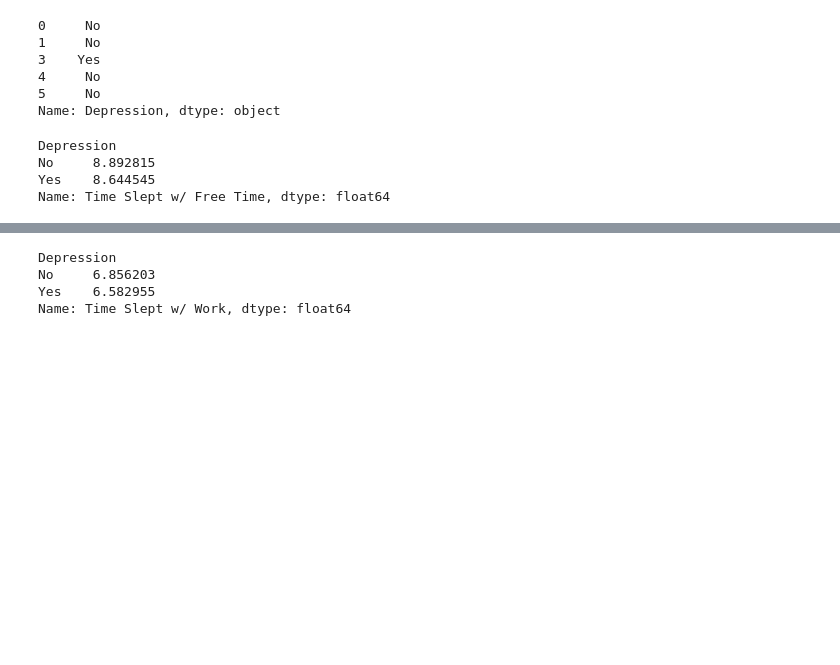
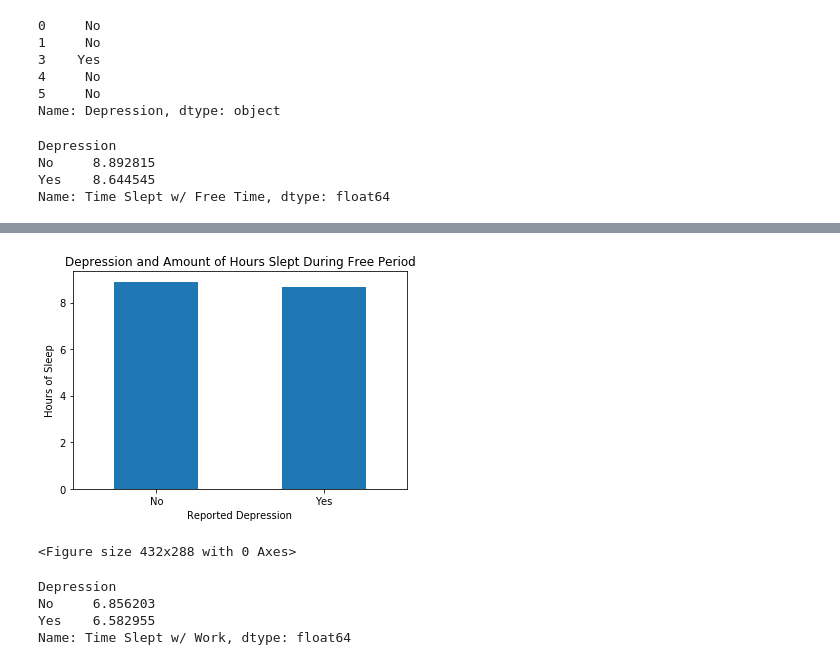
Before and after one commit to jbarkle/Exploratory-Analysis-of-Sleep-Data, a Jupyter notebook: Sleep and Mental health.ipynb, the cells around one changed output, grey strips where cells are left out. Saved outputs shown, nothing was run; the diff lists cells and outputs as text; code cells hidden in the pictures; blank space fills up the shorter version.

Commit message:
fixed bar graph glitch by removing matplot lib and thus fixed figures

```diff
--- a/Sleep and Mental health.ipynb
+++ b/Sleep and Mental health.ipynb
@@ -157,7 +155,7 @@ Name: Time Slept w/ Free Time, dtype: float64
 # %%
 #create bar chart with yes/no freetime dataframe
 sleep_df_yn_f_group.plot.bar(rot=0)
-plt.title("Depression and Amount of Hours Slept During work Period")
+plt.title("Depression and Amount of Hours Slept During Free Period")
 plt.ylabel("Hours of Sleep")
 plt.xlabel("Reported Depression")
 plt.show()
@@ -168,3 +164,5 @@ plt.savefig('figures/depression_sleep_freetime_bar.png',dpi=72)
+[figure, added]
+<Figure size 432x288 with 0 Axes>
 # %%
 #Create a new dataframe for the Yes/No values and Group the values by their values. Giving the average time slept for all yes and no
 sleep_df_yn_w_group = sleep_df.groupby("Depression").mean()["Time Slept w/ Work"]
```
Also changed, not shown: parts of 5 cells of this notebook, 4 other files.
